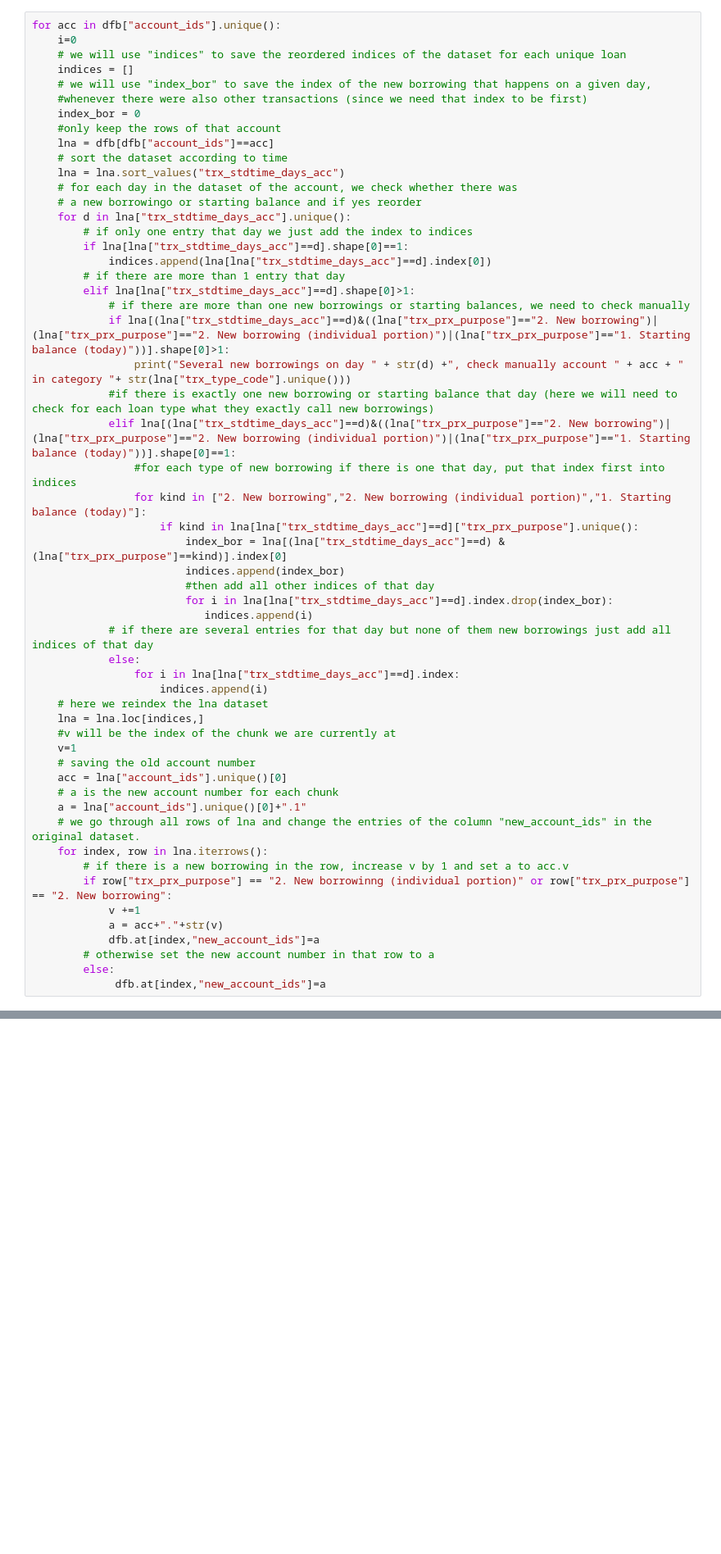
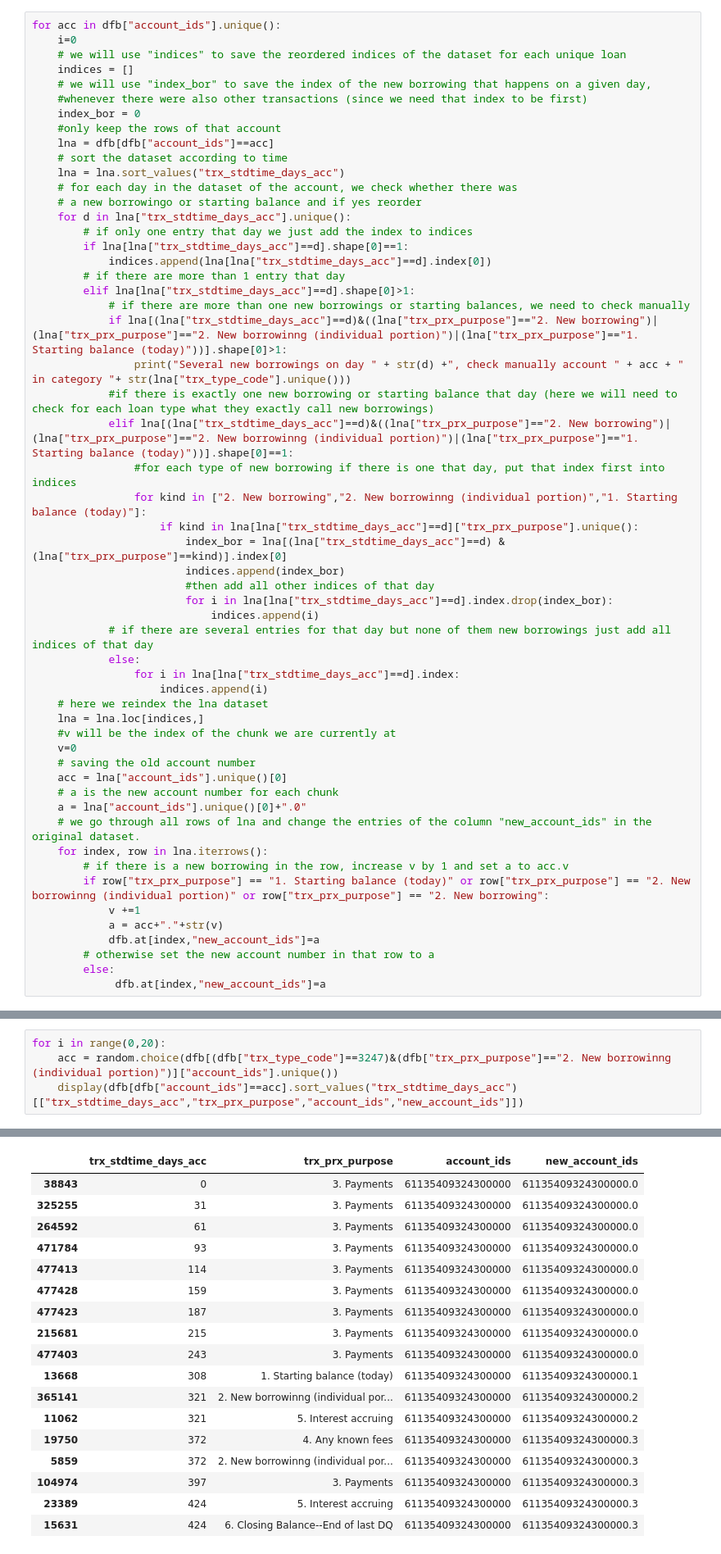
Before and after one commit to julclu/kenya_financial_diaries, a Jupyter notebook: ella/Pure_Truncation_Ella.ipynb, the cells around one changed output, grey strips where cells are left out. Shown at 82% size. Drawn from its saved outputs; the diff is of its cells as text; blank space fills up the shorter version.

Commit message:
added starting balance, fixed bgs

```diff
--- a/ella/Pure_Truncation_Ella.ipynb
+++ b/ella/Pure_Truncation_Ella.ipynb
@@ -87,18 +87,18 @@ for acc in dfb["account_ids"].unique():
         # if there are more than 1 entry that day
         elif lna[lna["trx_stdtime_days_acc"]==d].shape[0]>1:
             # if there are more than one new borrowings or starting balances, we need to check manually
-            if lna[(lna["trx_stdtime_days_acc"]==d)&((lna["trx_prx_purpose"]=="2. New borrowing")|(lna["trx_prx_purpose"]=="2. New borrowing (individual portion)")|(lna["trx_prx_purpose"]=="1. Starting balance (today)"))].shape[0]>1:
+            if lna[(lna["trx_stdtime_days_acc"]==d)&((lna["trx_prx_purpose"]=="2. New borrowing")|(lna["trx_prx_purpose"]=="2. New borrowinng (individual portion)")|(lna["trx_prx_purpose"]=="1. Starting balance (today)"))].shape[0]>1:
                 print("Several new borrowings on day " + str(d) +", check manually account " + acc + " in category "+ str(lna["trx_type_code"].unique()))
             #if there is exactly one new borrowing or starting balance that day (here we will need to check for each loan type what they exactly call new borrowings)
-            elif lna[(lna["trx_stdtime_days_acc"]==d)&((lna["trx_prx_purpose"]=="2. New borrowing")|(lna["trx_prx_purpose"]=="2. New borrowing (individual portion)")|(lna["trx_prx_purpose"]=="1. Starting balance (today)"))].shape[0]==1:
+            elif lna[(lna["trx_stdtime_days_acc"]==d)&((lna["trx_prx_purpose"]=="2. New borrowing")|(lna["trx_prx_purpose"]=="2. New borrowinng (individual portion)")|(lna["trx_prx_purpose"]=="1. Starting balance (today)"))].shape[0]==1:
                 #for each type of new borrowing if there is one that day, put that index first into indices
-                for kind in ["2. New borrowing","2. New borrowing (individual portion)","1. Starting balance (today)"]:
+                for kind in ["2. New borrowing","2. New borrowinng (individual portion)","1. Starting balance (today)"]:
                     if kind in lna[lna["trx_stdtime_days_acc"]==d]["trx_prx_purpose"].unique():
                         index_bor = lna[(lna["trx_stdtime_days_acc"]==d) & (lna["trx_prx_purpose"]==kind)].index[0]
                         indices.append(index_bor)
                         #then add all other indices of that day
                         for i in lna[lna["trx_stdtime_days_acc"]==d].index.drop(index_bor):
-                           indices.append(i)
+                            indices.append(i)
             # if there are several entries for that day but none of them new borrowings just add all indices of that day
             else:
                 for i in lna[lna["trx_stdtime_days_acc"]==d].index:
@@ -106,15 +106,15 @@ for acc in dfb["account_ids"].unique():
     # here we reindex the lna dataset
     lna = lna.loc[indices,]
     #v will be the index of the chunk we are currently at
-    v=1
+    v=0
     # saving the old account number
     acc = lna["account_ids"].unique()[0]
     # a is the new account number for each chunk
-    a = lna["account_ids"].unique()[0]+".1"
+    a = lna["account_ids"].unique()[0]+".0"
     # we go through all rows of lna and change the entries of the column "new_account_ids" in the original dataset.
     for index, row in lna.iterrows():
         # if there is a new borrowing in the row, increase v by 1 and set a to acc.v
-        if row["trx_prx_purpose"] == "2. New borrowinng (individual portion)" or row["trx_prx_purpose"] == "2. New borrowing":
+        if row["trx_prx_purpose"] == "1. Starting balance (today)" or row["trx_prx_purpose"] == "2. New borrowinng (individual portion)" or row["trx_prx_purpose"] == "2. New borrowing":
             v +=1
             a = acc+"."+str(v)
             dfb.at[index,"new_account_ids"]=a
@@ -141,0 +152,5 @@ dfb = dfb[dfb["account_ids"]!="61135946960100000"]
+# %%
+for i in range(0,20):
+    acc = random.choice(dfb[(dfb["trx_type_code"]==3247)&(dfb["trx_prx_purpose"]=="2. New borrowinng (individual portion)")]["account_ids"].unique())
+    display(dfb[dfb["account_ids"]==acc].sort_values("trx_stdtime_days_acc")[["trx_stdtime_days_acc","trx_prx_purpose","account_ids","new_account_ids"]])
+# %% [output]
@@ -141,0 +169,18 @@ dfb = dfb[dfb["account_ids"]!="61135946960100000"]
+|  | trx_stdtime_days_acc | trx_prx_purpose | account_ids | new_account_ids |
+| 38843 | 0 | 3. Payments | 61135409324300000 | 61135409324300000.0 |
+| 325255 | 31 | 3. Payments | 61135409324300000 | 61135409324300000.0 |
+| 264592 | 61 | 3. Payments | 61135409324300000 | 61135409324300000.0 |
+| 471784 | 93 | 3. Payments | 61135409324300000 | 61135409324300000.0 |
+| 477413 | 114 | 3. Payments | 61135409324300000 | 61135409324300000.0 |
+| 477428 | 159 | 3. Payments | 61135409324300000 | 61135409324300000.0 |
+| 477423 | 187 | 3. Payments | 61135409324300000 | 61135409324300000.0 |
+| 215681 | 215 | 3. Payments | 61135409324300000 | 61135409324300000.0 |
+| 477403 | 243 | 3. Payments | 61135409324300000 | 61135409324300000.0 |
+| 13668 | 308 | 1. Starting balance (today) | 61135409324300000 | 61135409324300000.1 |
+| 365141 | 321 | 2. New borrowinng (individual por... | 61135409324300000 | 61135409324300000.2 |
+| 11062 | 321 | 5. Interest accruing | 61135409324300000 | 61135409324300000.2 |
+| 19750 | 372 | 4. Any known fees | 61135409324300000 | 61135409324300000.3 |
+| 5859 | 372 | 2. New borrowinng (individual por... | 61135409324300000 | 61135409324300000.3 |
+| 104974 | 397 | 3. Payments | 61135409324300000 | 61135409324300000.3 |
+| 23389 | 424 | 5. Interest accruing | 61135409324300000 | 61135409324300000.3 |
+| 15631 | 424 | 6. Closing Balance--End of last DQ | 61135409324300000 | 61135409324300000.3 |
```
Also changed, not shown: parts of 7 cells of this notebook, 2 other files.
